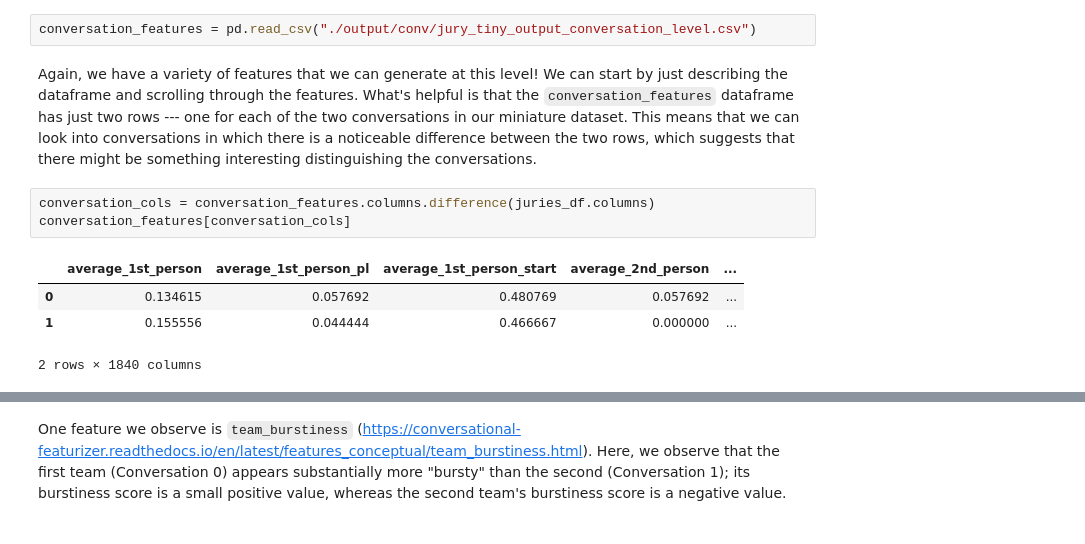
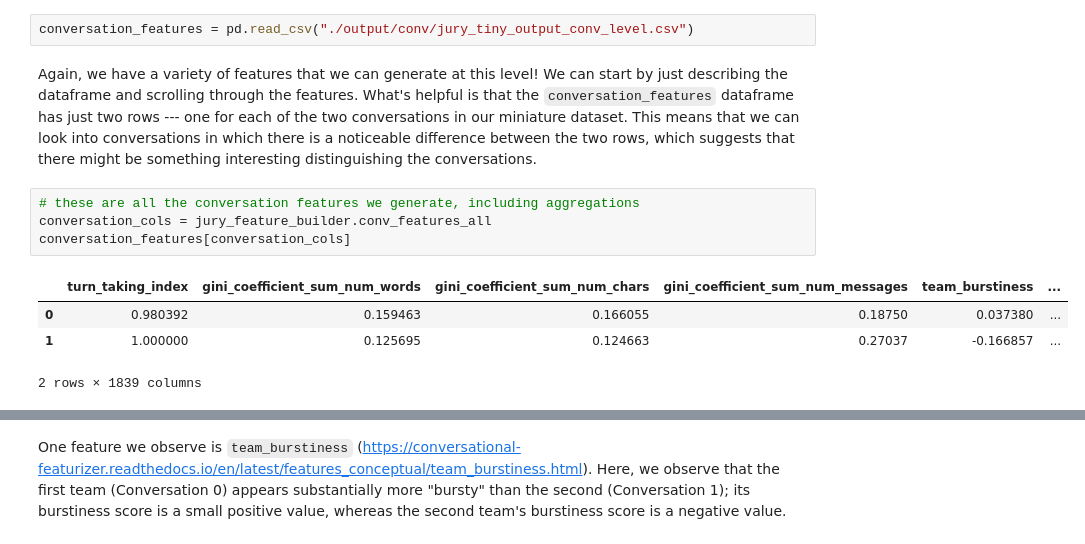
Before and after one commit to Watts-Lab/team_comm_tools, a Jupyter notebook: examples/demo.ipynb, the cells around one changed output, grey strips where cells are left out. Cells and saved outputs as stored; diff of their text form.

```diff
--- a/examples/demo.ipynb
+++ b/examples/demo.ipynb
@@ -280,14 +326,15 @@ As you can hopefully see by now, there are lots of things you can do with the fe
 
 The second level of analysis we examine is that of the **entire conversation**. We can find information about the conversation level in its respective output file.
 # %%
-conversation_features = pd.read_csv("./output/conv/jury_tiny_output_conversation_level.csv")
+conversation_features = pd.read_csv("./output/conv/jury_tiny_output_conv_level.csv")
 # %% [markdown]
 Again, we have a variety of features that we can generate at this level! We can start by just describing the dataframe and scrolling through the features. What's helpful is that the `conversation_features` dataframe has just two rows --- one for each of the two conversations in our miniature dataset. This means that we can look into conversations in which there is a noticeable difference between the two rows, which suggests that there might be something interesting distinguishing the conversations.
-# %%
-conversation_cols = conversation_features.columns.difference(juries_df.columns)
-conversation_features[conversation_cols]
-# %% [output]
-|  | average_1st_person | average_1st_person_pl | average_1st_person_start | average_2nd_person | ... |
-| 0 | 0.134615 | 0.057692 | 0.480769 | 0.057692 | ... |
-| 1 | 0.155556 | 0.044444 | 0.466667 | 0.000000 | ... |
-2 rows × 1840 columns
+# %%
+# these are all the conversation features we generate, including aggregations
+conversation_cols = jury_feature_builder.conv_features_all
+conversation_features[conversation_cols]
+# %% [output]
+|  | turn_taking_index | gini_coefficient_sum_num_words | gini_coefficient_sum_num_chars | gini_coefficient_sum_num_messages | team_burstiness | ... |
+| 0 | 0.980392 | 0.159463 | 0.166055 | 0.18750 | 0.037380 | ... |
+| 1 | 1.000000 | 0.125695 | 0.124663 | 0.27037 | -0.166857 | ... |
+2 rows × 1839 columns
```
Also changed, not shown: parts of 16 cells of this notebook, 20 other files.
